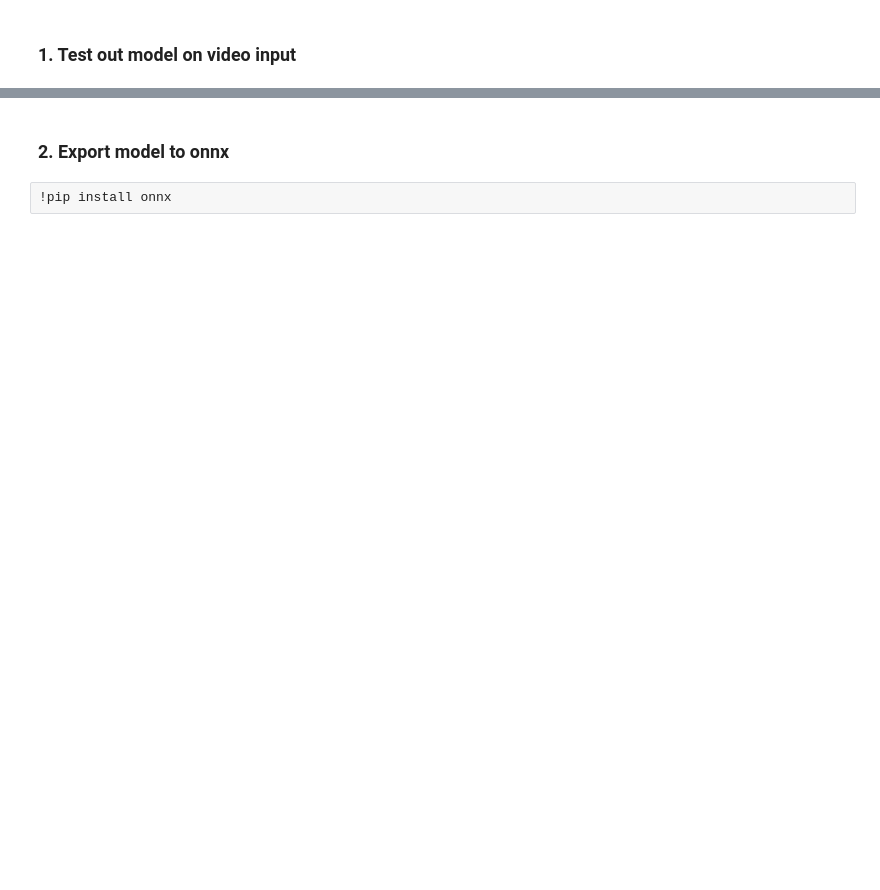
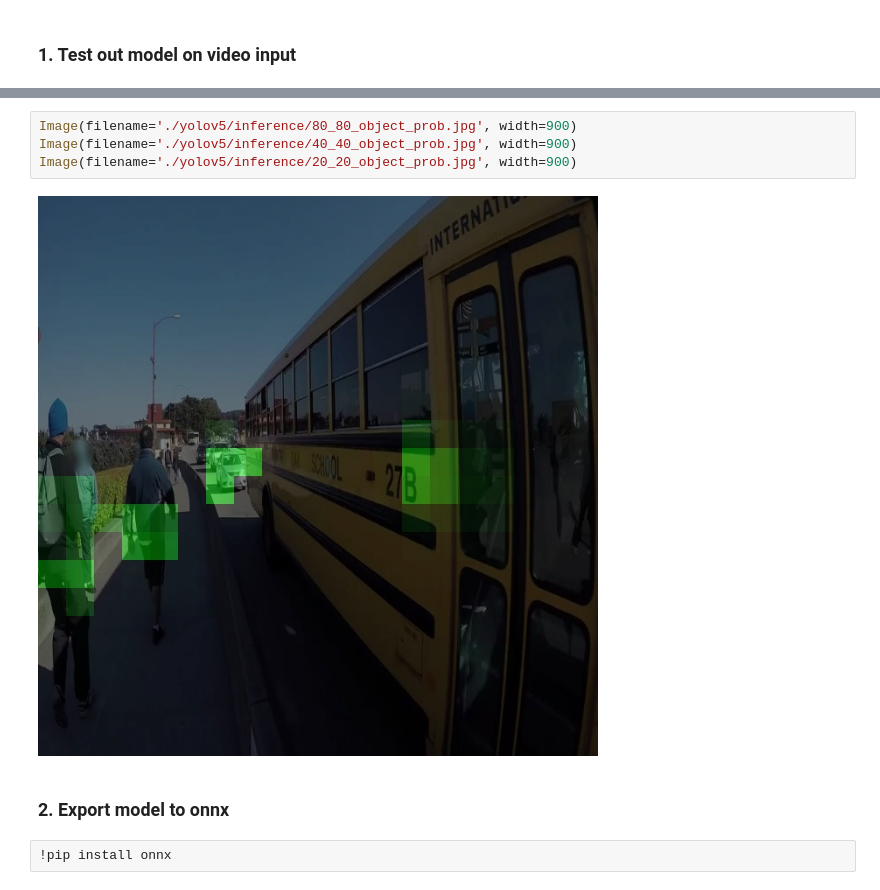
Before and after one commit to seanavery/yolov5-tensorrt, a Jupyter notebook: yolov5_onnx.ipynb, the cells around one changed output, grey strips where cells are left out. Saved outputs shown, nothing was run; the diff lists cells and outputs as text; blank space fills up the shorter version.

```diff
--- a/yolov5_onnx.ipynb
+++ b/yolov5_onnx.ipynb
@@ -15,3 +80,9 @@
+# %%
+Image(filename='./yolov5/inference/80_80_object_prob.jpg', width=900)
+Image(filename='./yolov5/inference/40_40_object_prob.jpg', width=900)
+Image(filename='./yolov5/inference/20_20_object_prob.jpg', width=900)
+# %% [output]
+[figure, added]
 # %% [markdown]
 ### 2. Export model to onnx
 # %%
```
Also changed, not shown: parts of 18 cells of this notebook.
